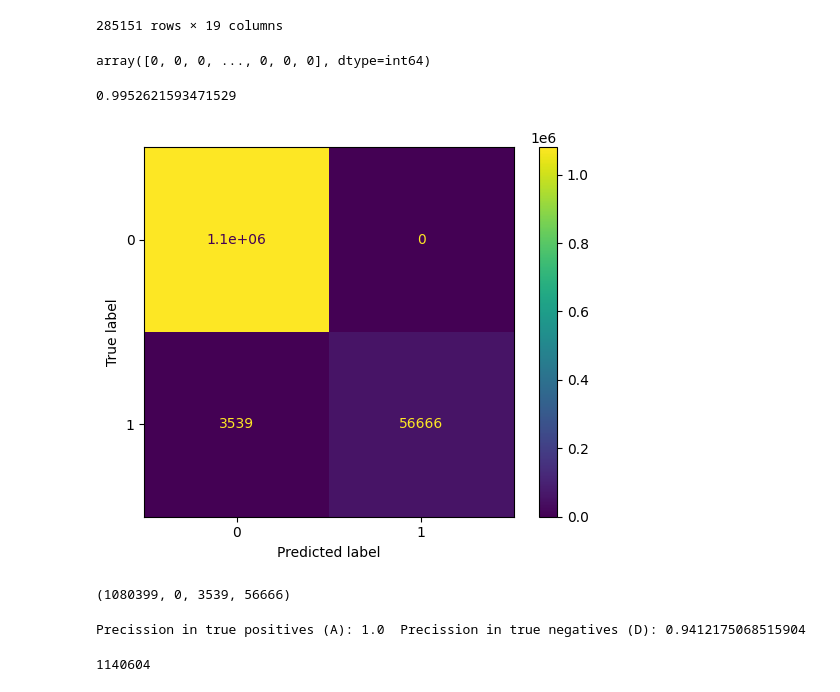
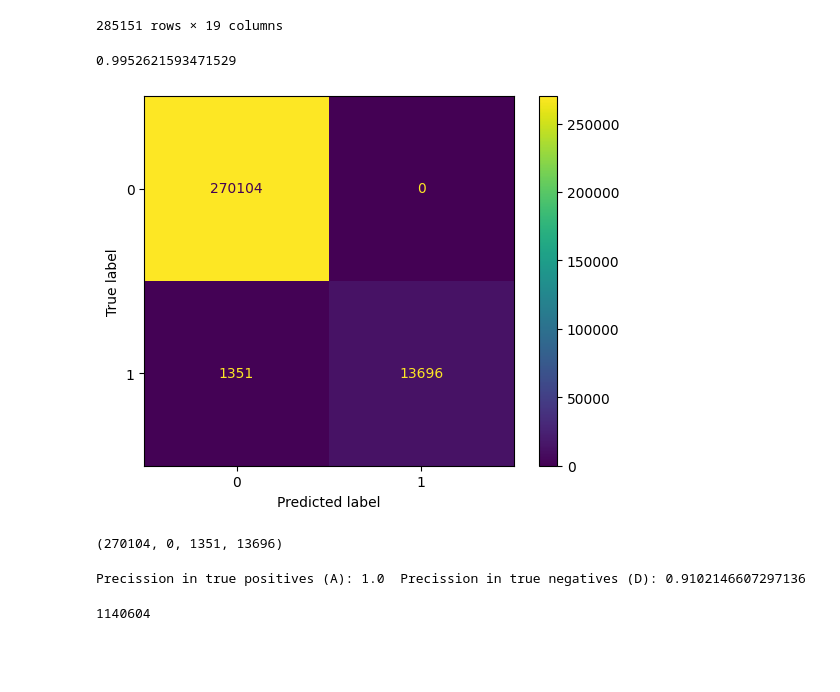
Before and after one commit to new-superuser-alt9193/DeepLearning, a Jupyter notebook: crisp_dm/modeling/randomforest.ipynb, the cells around one changed output. Saved outputs shown, nothing was run; the diff lists cells and outputs as text; code cells hidden in the pictures; blank space fills up the shorter version.

```diff
--- a/crisp_dm/modeling/randomforest.ipynb
+++ b/crisp_dm/modeling/randomforest.ipynb
@@ -56,31 +66,29 @@ x_test
 285151 rows × 19 columns
 # %%
 random_forest = random_forest.fit(x_train, y_train)
-# %%
-y_pred = cross_val_predict(random_forest, x,y, cv = kfold)
-y_pred
-# %% [output]
-array([0, 0, 0, ..., 0, 0, 0], dtype=int64)
+# %%
+y_pred = random_forest.predict(x_test)
 # %%
 random_forest.score(x_test, y_test)
 # %% [output]
 0.9952621593471529
 # %%
-cm = confusion_matrix(y, y_pred)
+cm = confusion_matrix(y_test, y_pred)
 cm_plot = ConfusionMatrixDisplay(cm).plot()
+plt.savefig("./images_to_pdf/confusion_matrix.png")
 # %% [output]
-[figure, old version]
+[figure, new version]
 # %%
 a,b,c,d = cm.ravel()
 (a,b,c,d)
 # %% [output]
-(1080399, 0, 3539, 56666)
+(270104, 0, 1351, 13696)
 # %%
 percentage_A = a / (a + b) #True positives = True positives / (True positives + false positives)
 percentage_D = d / (d + c) #True positives = True negatives / (True negatives + false negatives)
 print("Precission in true positives (A):",percentage_A," Precission in true negatives (D):",percentage_D)
 # %% [output]
-Precission in true positives (A): 1.0  Precission in true negatives (D): 0.9412175068515904
+Precission in true positives (A): 1.0  Precission in true negatives (D): 0.9102146607297136
 # %%
 #from joblib import dump, load
 #dump(random_forest, 'random_forest_churn.joblib')
```
Also changed, not shown: parts of 15 cells of this notebook, 12 other files.
